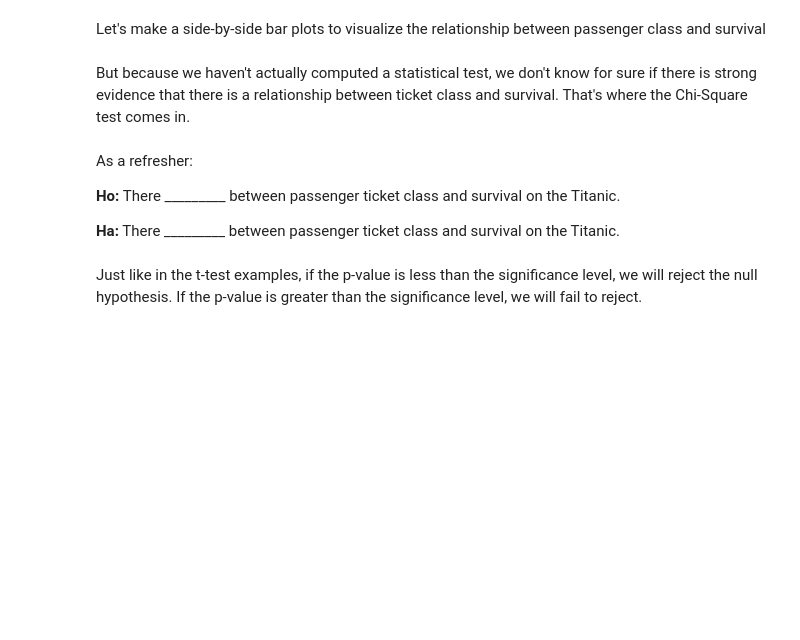
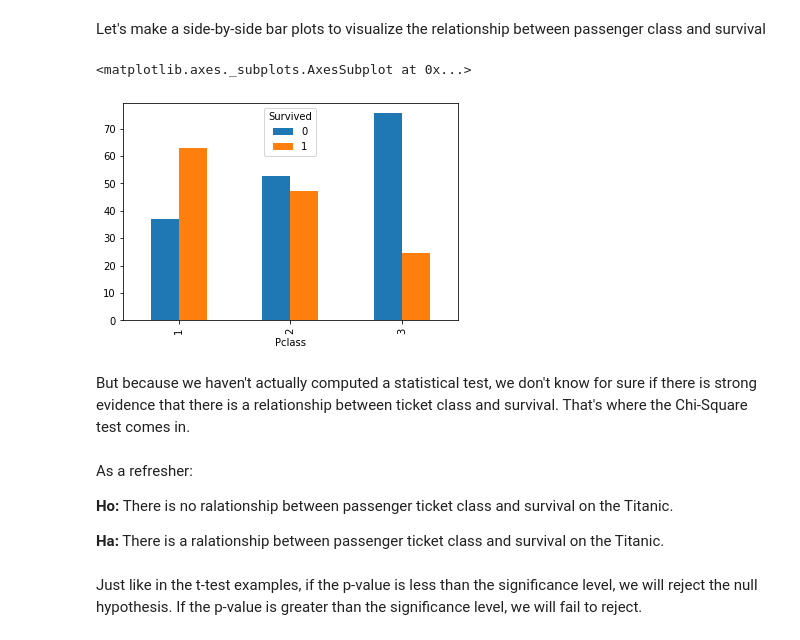
Before and after one commit to Vasanta2002/Sprint_2, a Jupyter notebook: module2-hypothesis-chi-square/DS_122_Chi2_Tests.ipynb, the cells around one changed output. Saved outputs shown, nothing was run; the diff lists cells and outputs as text; code cells hidden in the pictures; blank space fills up the shorter version.

```diff
--- a/module2-hypothesis-chi-square/DS_122_Chi2_Tests.ipynb
+++ b/module2-hypothesis-chi-square/DS_122_Chi2_Tests.ipynb
@@ -360,3 +378,5 @@ We use "normalize = index" to tell Python that we want to compute the proportion
 In statistical terminology, we call this the conditional distribution.  We are computing the distribution of survival *conditional* on what passenger class they were in.
 # %%
 #Multiply by 100 again to work with percents rather than proportions.
+conditional_dist= pd.crosstab(Titanic['Pclass'], Titanic['Survived'], normalize= 'index')*100
+conditional_dist
@@ -366,14 +392,18 @@ We can see that about 63% of 1st class ticket holders survived while 37% did not
 Let's make a side-by-side bar plots to visualize the relationship between passenger class and survival
 # %%
 #Visualize the relationship between passenger class and survival using a bar plot
+conditional_dist.plot(kind='bar')
+# %% [output]
+<matplotlib.axes._subplots.AxesSubplot at 0x...>
+[figure, added]
 # %% [markdown]
 But because we haven't actually computed a statistical test, we don't know for sure if there is strong evidence that there is a relationship between ticket class and survival.  That's where the Chi-Square test comes in.
 # %% [markdown]
 As a refresher:
 
-**Ho:** There _________ between passenger ticket class and survival on the Titanic.
+**Ho:** There is no ralationship between passenger ticket class and survival on the Titanic.
 
-**Ha:** There _________ between passenger ticket class and survival on the Titanic.
+**Ha:** There is a ralationship between passenger ticket class and survival on the Titanic.
 # %% [markdown]
 Just like in the t-test examples, if the p-value is less than the significance level, we will reject the null hypothesis.  If the p-value is greater than the significance level, we will fail to reject.
 # %% [markdown]
```
Also changed, not shown: parts of 6 cells of this notebook.
